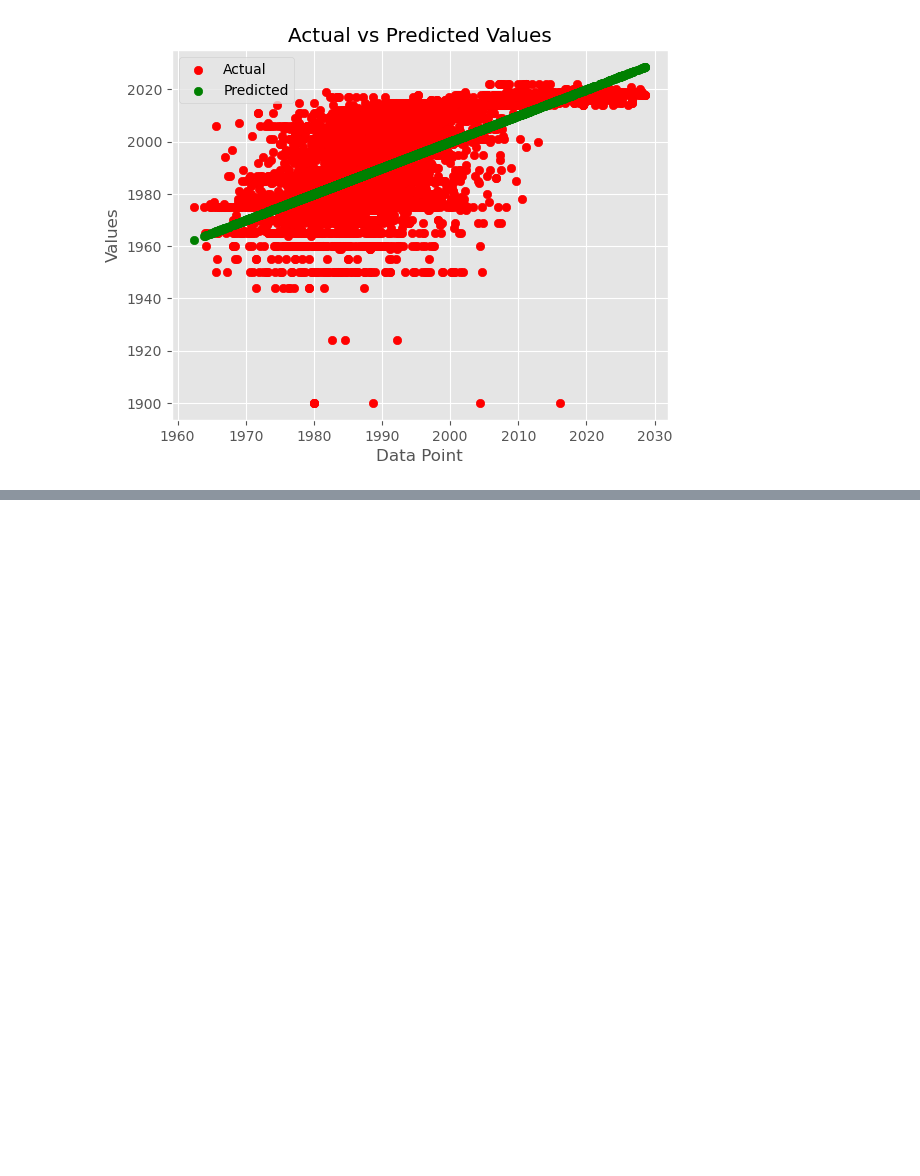
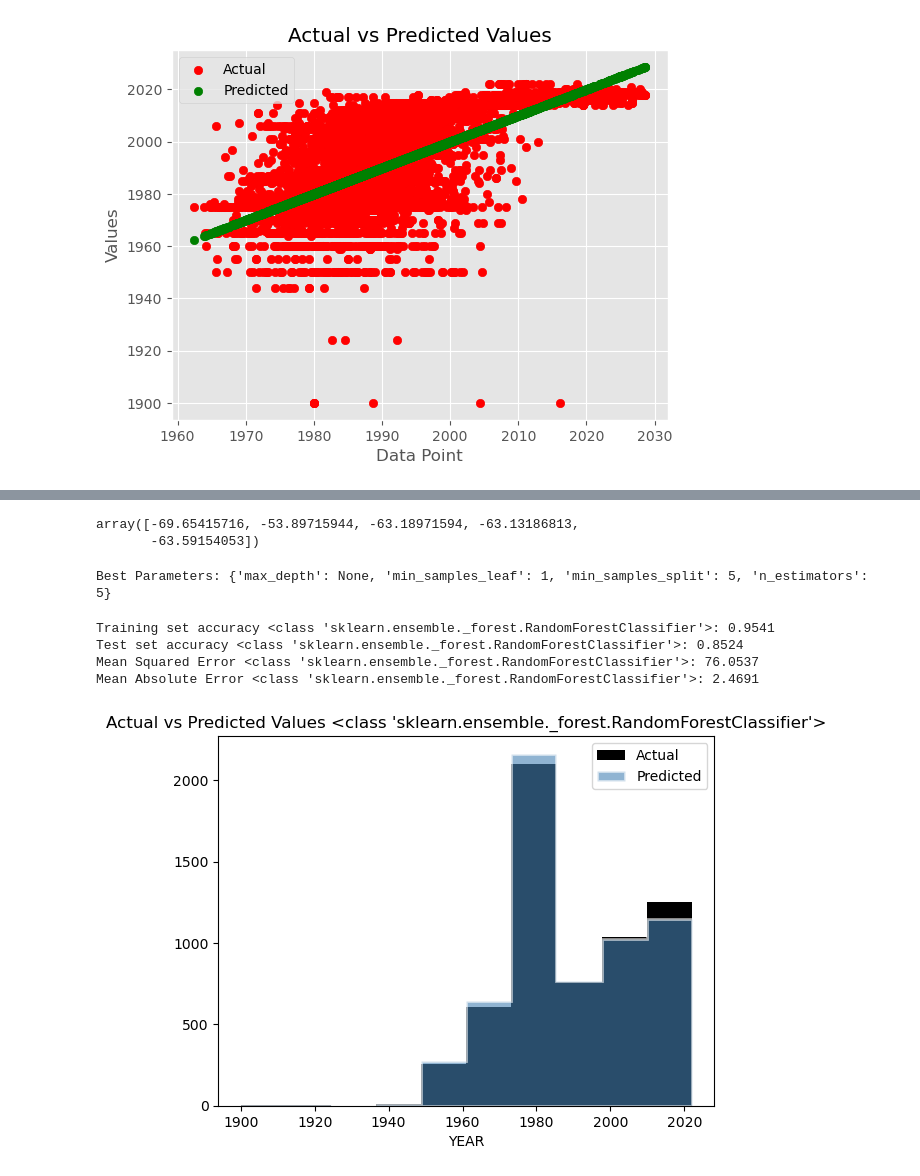
Before and after one commit to Impreccable/ML, a Jupyter notebook: main.ipynb, the cells around one changed output, grey strips where cells are left out. Saved outputs shown, nothing was run; the diff lists cells and outputs as text; code cells hidden in the pictures; blank space fills up the shorter version.

```diff
--- a/main.ipynb
+++ b/main.ipynb
@@ -884,0 +952,26 @@ plt.show()
+# %%
+cross_val_score(pipeline, X_train, y_train, cv=5, scoring='neg_mean_squared_error')
+# %% [output]
+array([-69.65415716, -53.89715944, -63.18971594, -63.13186813,
+       -63.59154053])
+# %%
+param_grid = {
+    'classifier__n_estimators': [5],
+    'classifier__max_depth': [None, 10],
+    'classifier__min_samples_split': [2, 5],
+    'classifier__min_samples_leaf': [1, 2]
+}
+
+
+
+best_params, best_model = find_best_model_params(RandomForestClassifier, X_train, y_train, param_grid)
+print("Best Parameters:", best_params)
+
+pipeline, df_predict, mse = create_evaluate_compare_pipeline(RandomForestClassifier, X_train, y_train, X_test, y_test, model_params=best_params)
+# %% [output]
+Best Parameters: {'max_depth': None, 'min_samples_leaf': 1, 'min_samples_split': 5, 'n_estimators': 5}
+Training set accuracy <class 'sklearn.ensemble._forest.RandomForestClassifier'>: 0.9541
+Test set accuracy <class 'sklearn.ensemble._forest.RandomForestClassifier'>: 0.8524
+Mean Squared Error <class 'sklearn.ensemble._forest.RandomForestClassifier'>: 76.0537
+Mean Absolute Error <class 'sklearn.ensemble._forest.RandomForestClassifier'>: 2.4691
+[figure, added]
```
Also changed, not shown: parts of 12 cells of this notebook.
